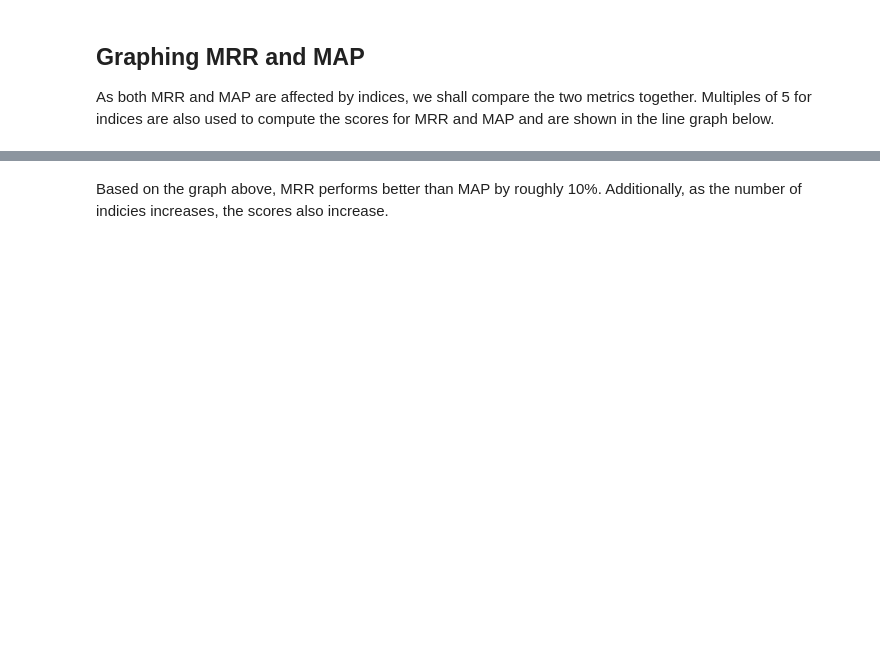
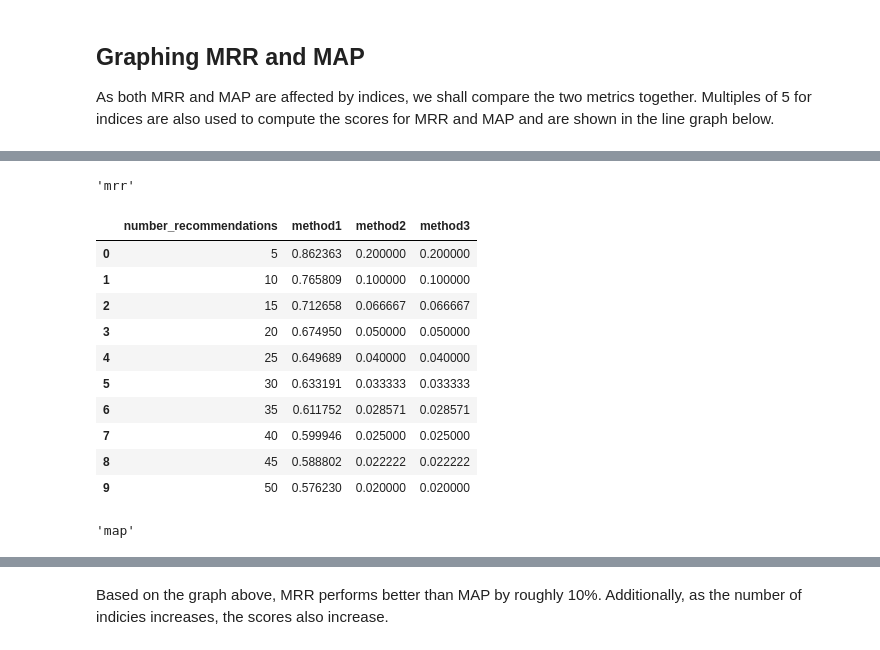
Before and after one commit to YeshaP/ENSF544_Proj2, a Jupyter notebook: Project2-1.ipynb, the cells around one changed output, grey strips where cells are left out. Saved outputs shown, nothing was run; the diff lists cells and outputs as text; code cells hidden in the pictures; blank space fills up the shorter version.

```diff
--- a/Project2-1.ipynb
+++ b/Project2-1.ipynb
@@ -322,9 +390,0 @@ ndcg_score_method1
-# %%
-from sklearn.metrics import average_precision_score
-from sklearn.preprocessing import scale
-
-def get_top_k_indices(matrix, k):
-    return np.argsort(matrix)[-k:]
-
-indices = [list(reversed(get_top_k_indices(row, 50).tolist())) for row in similarities]
-indices
@@ -382,14 +430,3 @@ As can be seen in the graph above, the NDGC score increases as the number of rec
 ## Graphing MRR and MAP
 
 As both MRR and MAP are affected by indices, we shall compare the two metrics together. Multiples of 5 for indices are also used to compute the scores for MRR and MAP and are shown in the line graph below.
-# %%
-top_values = [[similarities[row, col] for col in item] for row, item in enumerate(indices)]
-top_labels = [[labels[row, col] for col in item] for row, item in enumerate(indices)]
-
-top_indices_list = range(5,51,5)
-
-map_score_top_indices = [getMAPValue(top_labels[:index], top_values[:index]) for index in top_indices_list]
-mrr_score_top_indices = [getMrrValue(np.array(top_labels[:index]), np.array(top_values[:index])) for index in top_indices_list]
-
-scores_dataFrame_Indices = pd.DataFrame({"top_k_indices":top_indices_list, "map_score_top_indices":map_score_top_indices, "mrr_sccore_top_indices":mrr_score_top_indices})
-scores_dataFrame_Indices
@@ -407,0 +433,54 @@ scores_dataFrame_Indices
+# %%
+# pre correction
+
+# def get_top_k_indices(matrix, k):
+#     return np.argsort(matrix)[-k:]
+#
+# def getTopIndexesMrrMap():
+#     mrr_dict,map_dict={"number_recommendations":top_indices_list},{"number_recommendations":top_indices_list}
+#
+#     for methodNumber,similarities in enumerate((similarities1,similarities2,similarities3),1):
+#         indices = [list(reversed(get_top_k_indices(row, 50).tolist())) for row in similarities]
+#         top_values = [[similarities[row, col] for col in item] for row, item in enumerate(indices)]
+#         top_labels = [[labels[row, col] for col in item] for row, item in enumerate(indices)]
+#         mrr_dict[f"method{methodNumber}"] = [getMrrValue(np.array(top_labels[:index]), np.array(top_values[:index])) for index in top_indices_list]
+#         map_dict[f"method{methodNumber}"] = [getMAPValue(top_labels[:index], top_values[:index]) for index in top_indices_list]
+#
+#     return pd.DataFrame(mrr_dict), pd.DataFrame(map_dict)
+
+
+def get_top_k_indices(matrix, k):
+    #                                 reverse
+    return np.argsort(matrix)[:,-k:][:,::-1]
+
+def getTopIndexesMrrMap():
+    mrr_dict,map_dict={"number_recommendations":top_indices_list},{"number_recommendations":top_indices_list}
+
+    for methodNumber,similarities in enumerate((similarities1,similarities2,similarities3),1):
+        indices = get_top_k_indices(similarities, 50)
+        top_values=np.take_along_axis(similarities, indices,axis=1)
+        top_labels=np.take_along_axis(labels, indices,axis=1)
+        mrr_dict[f"method{methodNumber}"] = [getMrrValue(top_labels[:, :index], top_values[:,:index]) for index in top_indices_list]
+        map_dict[f"method{methodNumber}"] = [getMAPValue(top_labels[:, :index], top_values[:,:index]) for index in top_indices_list]
+
+    return pd.DataFrame(mrr_dict), pd.DataFrame(map_dict)
+
+mrr_score_df,map_score_df=getTopIndexesMrrMap()
+display("mrr")
+display(mrr_score_df)
+display("map")
+display(map_score_df)
+# %% [output]
+'mrr'
+|  | number_recommendations | method1 | method2 | method3 |
+| 0 | 5 | 0.862363 | 0.200000 | 0.200000 |
+| 1 | 10 | 0.765809 | 0.100000 | 0.100000 |
+| 2 | 15 | 0.712658 | 0.066667 | 0.066667 |
+| 3 | 20 | 0.674950 | 0.050000 | 0.050000 |
+| 4 | 25 | 0.649689 | 0.040000 | 0.040000 |
+| 5 | 30 | 0.633191 | 0.033333 | 0.033333 |
+| 6 | 35 | 0.611752 | 0.028571 | 0.028571 |
+| 7 | 40 | 0.599946 | 0.025000 | 0.025000 |
+| 8 | 45 | 0.588802 | 0.022222 | 0.022222 |
+| 9 | 50 | 0.576230 | 0.020000 | 0.020000 |
+'map'
```
Also changed, not shown: parts of 15 cells of this notebook.
